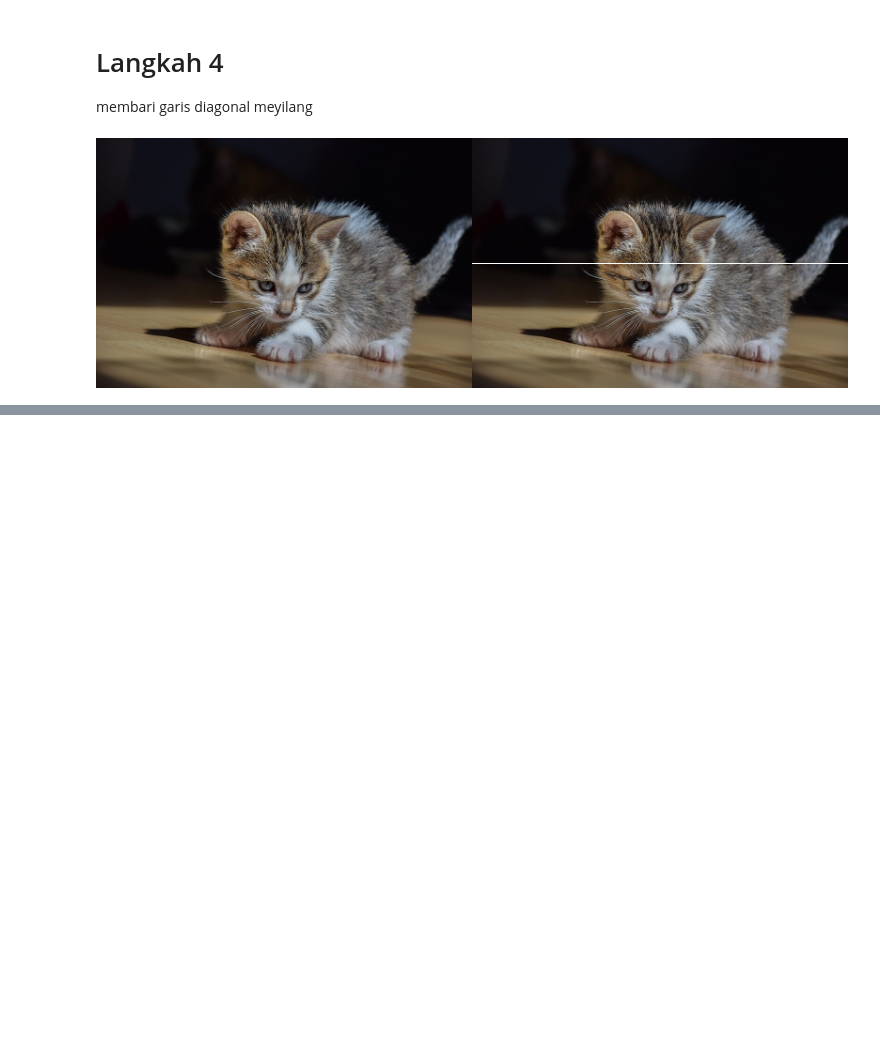
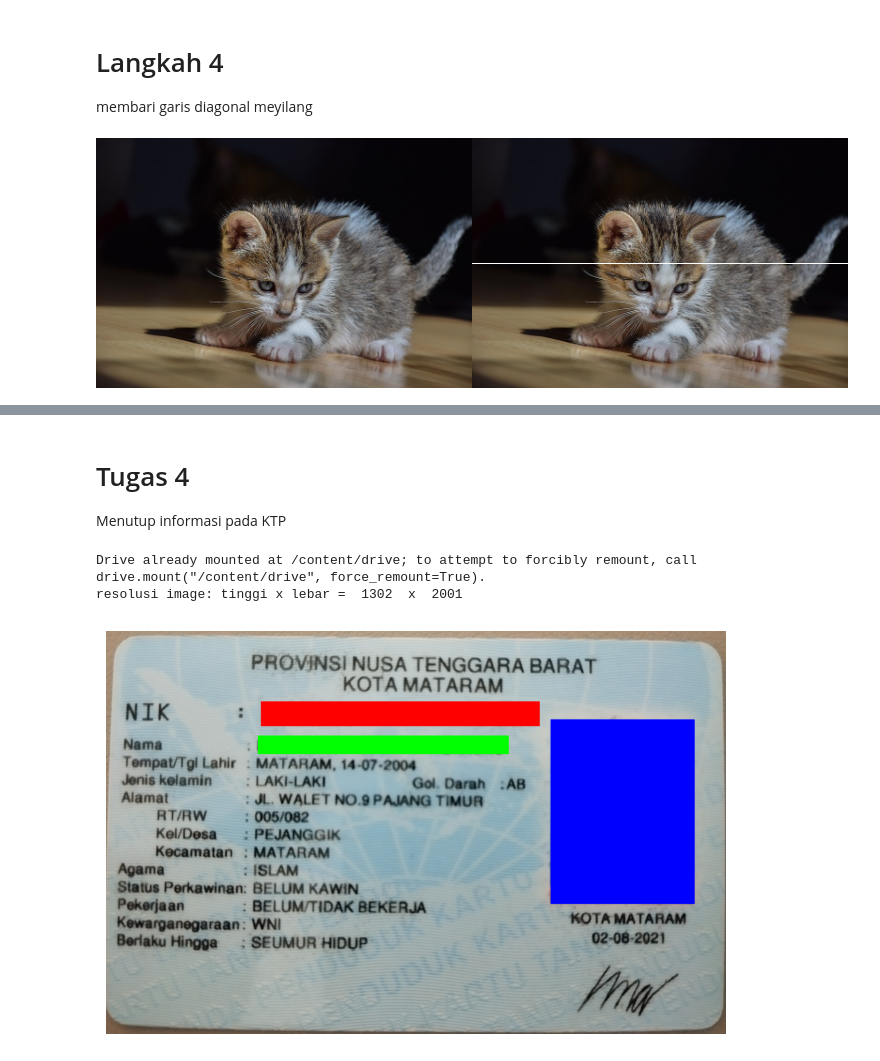
Before and after one commit to ImmarGaneru/PCVK_Ganjil_2024, a Jupyter notebook: Week1.ipynb, the cells around one changed output, grey strips where cells are left out. Cells and saved outputs as stored; diff of their text form; code cells hidden in the pictures; blank space fills up the shorter version.

```diff
--- a/Week1.ipynb
+++ b/Week1.ipynb
@@ -57,0 +116,43 @@ cv2_imshow(final_frame)
+# %% [markdown]
+# Tugas 4
+Menutup informasi pada KTP
+# %%
+# Mount Google Drive
+drive.mount('/content/drive')
+
+# Read the image from Google Drive
+image = cv.imread('/content/drive/My Drive/Documents/Ktp.jpg')
+
+# Convert the image from BGR to RGB
+image_rgb = cv.cvtColor(image, cv.COLOR_BGR2RGB)
+
+# Resize the image to half its size
+height, width = image_rgb.shape[:2]
+resized_image = cv.resize(image_rgb, (width // 2, height // 2))
+plt.figure(figsize=(8, 8))
+
+image_8 = resized_image
+
+tinggi = image_8.shape[0]
+lebar = image_8.shape[1]
+print("resolusi image: tinggi x lebar = ",tinggi," x ",lebar)
+
+for x in range (230,310):
+  for y in range (500,1400):
+    image_8[x,y] = [255,0,0]
+
+for x in range (340,400):
+  for y in range (490,1300):
+    image_8[x,y] = [0,255,0]
+
+for x in range (288,883):
+  for y in range (1435,1900):
+    image_8[x,y] = [0,0,255]
+
+plt.imshow(image_8)
+plt.axis('off')  # Hide axes
+plt.show()
+# %% [output]
+Drive already mounted at /content/drive; to attempt to forcibly remount, call drive.mount("/content/drive", force_remount=True).
+resolusi image: tinggi x lebar =  1302  x  2001
+[figure, added]
```
Also changed, not shown: parts of 6 cells of this notebook.
